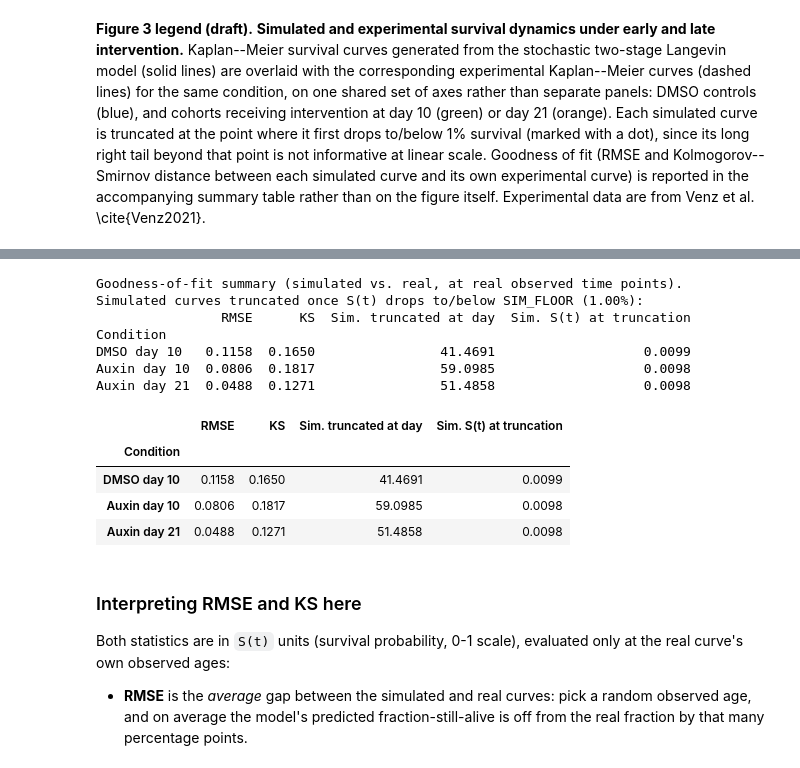
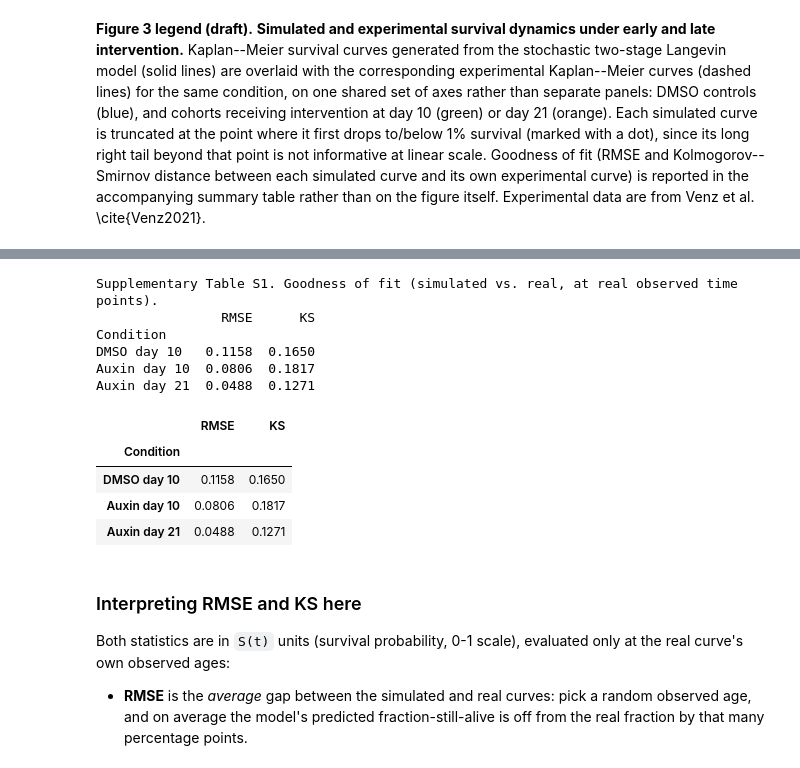
Before and after one commit to GruberComputational/c_elegans_unstable, a Jupyter notebook: notebooks/2_pub_figures_auxin10_switch.ipynb, the cells around one changed output, grey strips where cells are left out. Drawn from its saved outputs; the diff is of its cells as text; code cells hidden in the pictures.

```diff
--- a/notebooks/2_pub_figures_auxin10_switch.ipynb
+++ b/notebooks/2_pub_figures_auxin10_switch.ipynb
@@ -595,13 +596,19 @@ def _clip_near_floor(t, s, floor):
     below = np.where(s <= floor)[0]
     if below.size == 0:
         return t, s
-    cut = below[0] + 1
-    return t[:cut], s[:cut]
+    i = below[0]
+    if i == 0:
+        return t[:1], s[:1]
+    # End exactly at `floor` (linear interpolation across the crossing)
+    # rather than at the first grid point below it, which overshoots
+    # (e.g. 0.0098 instead of 0.01).
+    frac = (s[i - 1] - floor) / (s[i - 1] - s[i])
+    t_cross = t[i - 1] + frac * (t[i] - t[i - 1])
+    return np.append(t[:i], t_cross), np.append(s[:i], floor)
 
 
 fig3, ax3 = plt.subplots(figsize=(11 * cm, 8 * cm))
 gof_results = {}
-sim_endpoints = {}
 
 for name, col, T_sim, cond in conditions:
     t_emp, s_emp = cond['t_emp'], cond['S_emp']
@@ -611,7 +618,6 @@ for name, col, T_sim, cond in conditions:
 
     S_sim_plot = km_from_fpt(T_sim, t_eval, t_max=T_MAX)
     t_sim_c, s_sim_c = _clip_near_floor(t_eval, S_sim_plot, SIM_FLOOR)
-    sim_endpoints[name] = (t_sim_c[-1], s_sim_c[-1])
     # Plotted as a continuous line, not ax3.step: with N_KM=20000 the KM
     # estimate's individual steps are small enough that drawing them as a
     # staircase just looks jagged -- a plain line reads as the smooth
@@ -652,32 +668,43 @@ itself. Experimental data are from Venz et al. \cite{Venz2021}.
 # %%
 gof_table = pd.DataFrame([
     {
         "Condition": name,
         "RMSE": gof_results[name]["rmse"],
         "KS": gof_results[name]["ks"],
-        "Sim. truncated at day": sim_endpoints[name][0],
-        "Sim. S(t) at truncation": sim_endpoints[name][1],
     }
     for name, *_ in conditions
 ]).set_index("Condition")
-gof_table.round(4).to_csv(TABLES_DIR / 'pub_table_goodness_of_fit_auxin10switch.csv')
-print(f"Goodness-of-fit summary (simulated vs. real, at real observed time points).\n"
-      f"Simulated curves truncated once S(t) drops to/below SIM_FLOOR ({SIM_FLOOR:.2%}):")
+TABLE_S1_LEGEND = (
+    "Supplementary Table S1. Goodness of fit of the simulated survival "
+    "curves. Root-mean-square error (RMSE) and Kolmogorov-Smirnov distance "
+    "(KS, the maximum absolute difference) between each simulated "
+    "Kaplan-Meier curve and its corresponding experimental Kaplan-Meier "
+    "curve, evaluated at the experimental curve's observed time points, for "
+    "DMSO controls and cohorts receiving auxin from day 10 or day 21. Both "
+    "statistics are in units of survival probability (0-1); lower values "
+    "indicate closer agreement. Experimental data are from Venz et al. (2021)."
+)
+# The legend is the CSV's first row (a single quoted field); the table
+# header follows on row 2 -- read back with pd.read_csv(..., skiprows=1).
+csv_path = TABLES_DIR / 'pub_table_goodness_of_fit_auxin10switch.csv'
+with open(csv_path, 'w', newline='') as f:
+    csv.writer(f).writerow([TABLE_S1_LEGEND])
+    gof_table.round(4).to_csv(f)
+print("Supplementary Table S1. Goodness of fit (simulated vs. real, at real observed time points).")
 print(gof_table.round(4).to_string())
 gof_table.round(4)
 # %% [output]
-Goodness-of-fit summary (simulated vs. real, at real observed time points).
-Simulated curves truncated once S(t) drops to/below SIM_FLOOR (1.00%):
-                RMSE      KS  Sim. truncated at day  Sim. S(t) at truncation
+Supplementary Table S1. Goodness of fit (simulated vs. real, at real observed time points).
+                RMSE      KS
 Condition
-DMSO day 10   0.1158  0.1650                41.4691                   0.0099
-Auxin day 10  0.0806  0.1817                59.0985                   0.0098
-Auxin day 21  0.0488  0.1271                51.4858                   0.0098
+DMSO day 10   0.1158  0.1650
+Auxin day 10  0.0806  0.1817
+Auxin day 21  0.0488  0.1271
-|  | RMSE | KS | Sim. truncated at day | Sim. S(t) at truncation |
-| Condition |  |  |  |  |
-| DMSO day 10 | 0.1158 | 0.1650 | 41.4691 | 0.0099 |
-| Auxin day 10 | 0.0806 | 0.1817 | 59.0985 | 0.0098 |
-| Auxin day 21 | 0.0488 | 0.1271 | 51.4858 | 0.0098 |
+|  | RMSE | KS |
+| Condition |  |  |
+| DMSO day 10 | 0.1158 | 0.1650 |
+| Auxin day 10 | 0.0806 | 0.1817 |
+| Auxin day 21 | 0.0488 | 0.1271 |
 # %% [markdown]
 ### Interpreting RMSE and KS here
 
```
Also changed, not shown: parts of 2 cells of this notebook, 17 other files.
